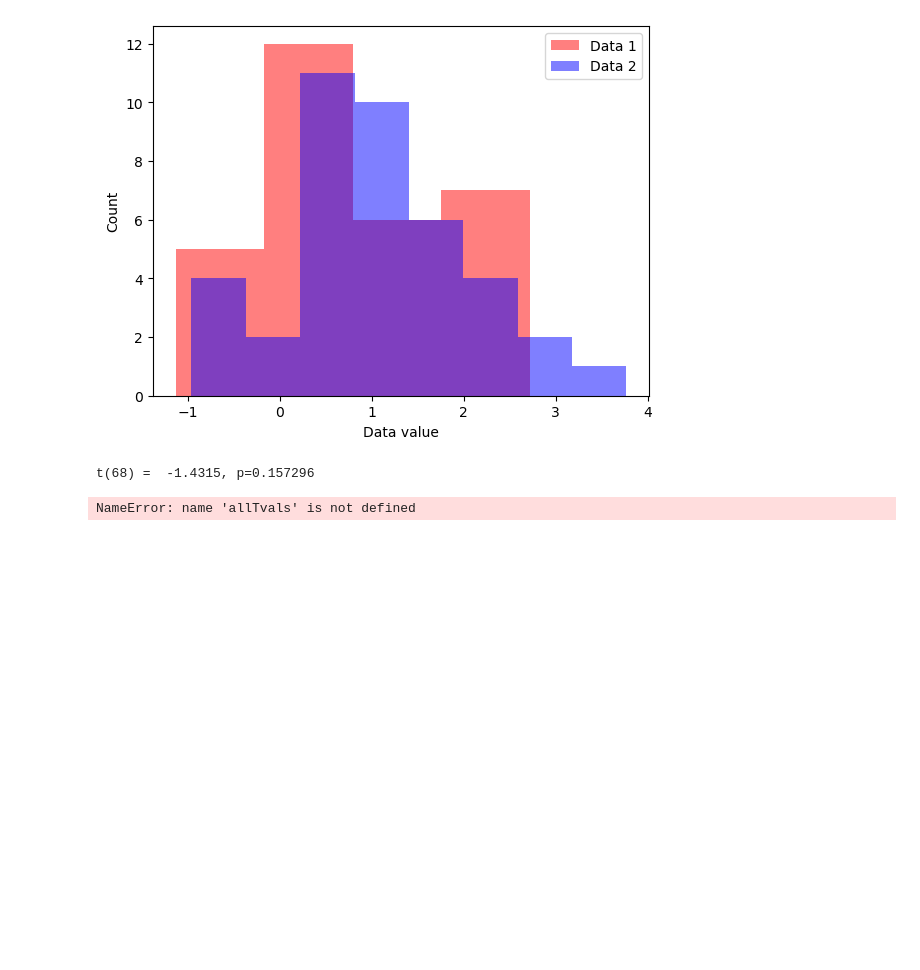
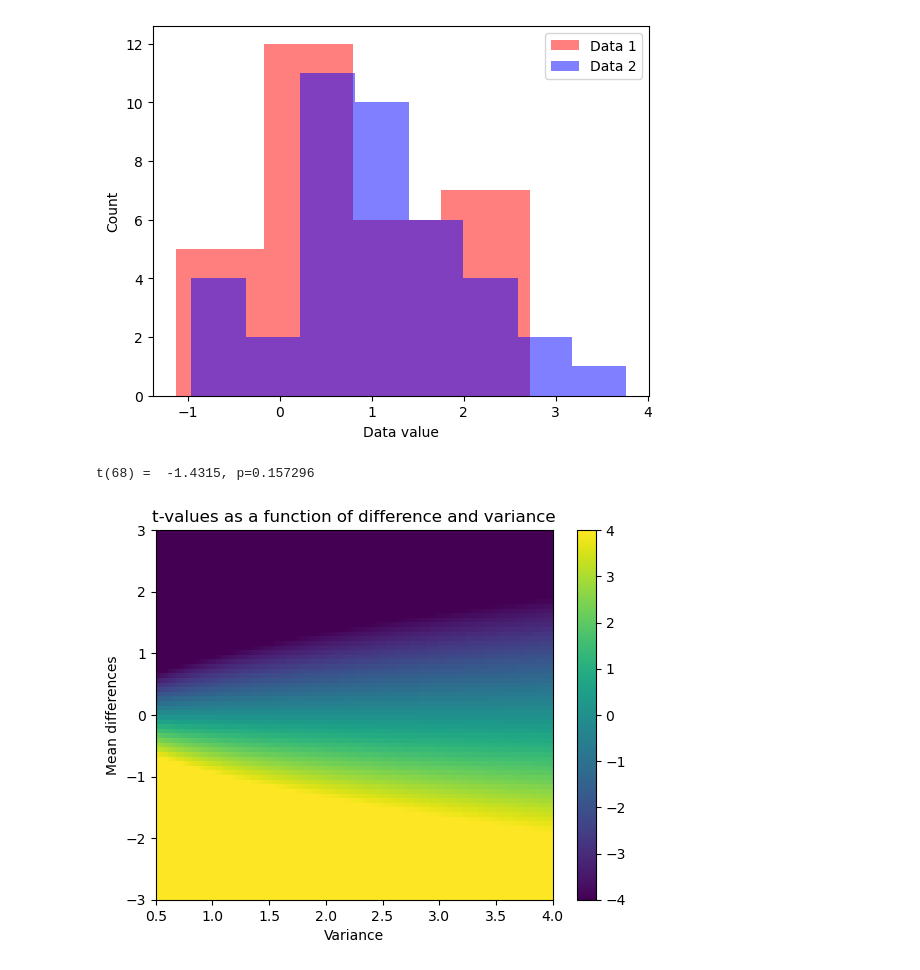
Before and after one commit to Raaqiv55/statistics-machine-learning, a Jupyter notebook: 10.T-test family/two-sample-t-test.ipynb, the cells around one changed output. Drawn from its saved outputs; the diff is of its cells as text; code cells hidden in the pictures; blank space fills up the shorter version.

```diff
--- a/10.T-test family/two-sample-t-test.ipynb
+++ b/10.T-test family/two-sample-t-test.ipynb
@@ -30,27 +30,27 @@ t(68) =  -1.4315, p=0.157296
 # %%
 meandiffs = np.linspace(-3,3,80)
 pooledvar = np.linspace(.5,4,100)
 
 n1 = 40
 n2 = 30
 
-allTval = np.zeros((len(meandiffs),len(pooledvar)))
+allTvals = np.zeros((len(meandiffs),len(pooledvar)))
 
 for meani in range(len(meandiffs)):
     for vari in range(len(pooledvar)):
 
         df = n1 + n2 - 2
         s = np.sqrt(( (n1-1)*pooledvar[vari] + (n2-1)*pooledvar[vari])/df)
         t_den = s * np.sqrt(1/n1 + 1/n2)
 
         allTvals[meani,vari] = meandiffs[meani] / t_den
 
 
 plt.imshow(allTvals,vmin=-4,vmax=4,extent=[pooledvar[0],pooledvar[-1],meandiffs[0],meandiffs[-1]],aspect='auto')
 plt.xlabel('Variance')
 plt.ylabel('Mean differences')
 plt.colorbar()
 plt.title('t-values as a function of difference and variance')
 plt.show()
 # %% [output]
-NameError: name 'allTvals' is not defined
+[figure, added]
```
Also changed, not shown: 1 other file.
